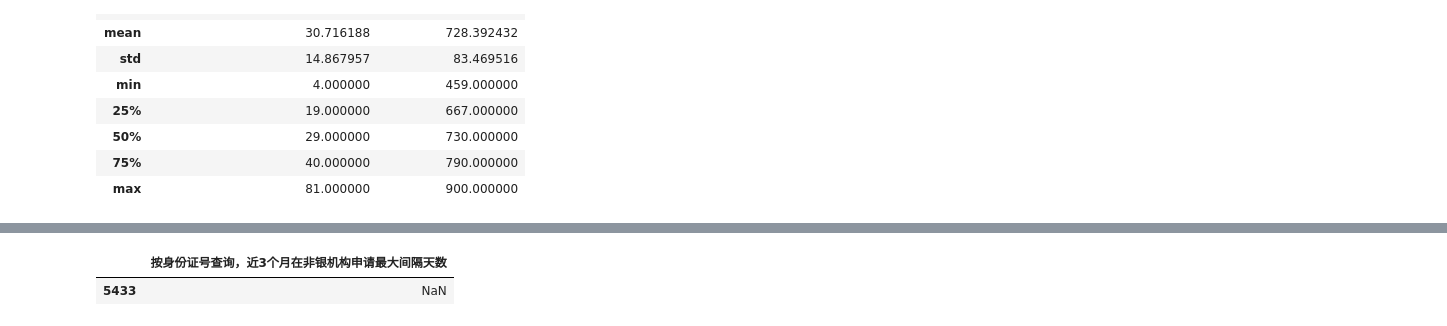
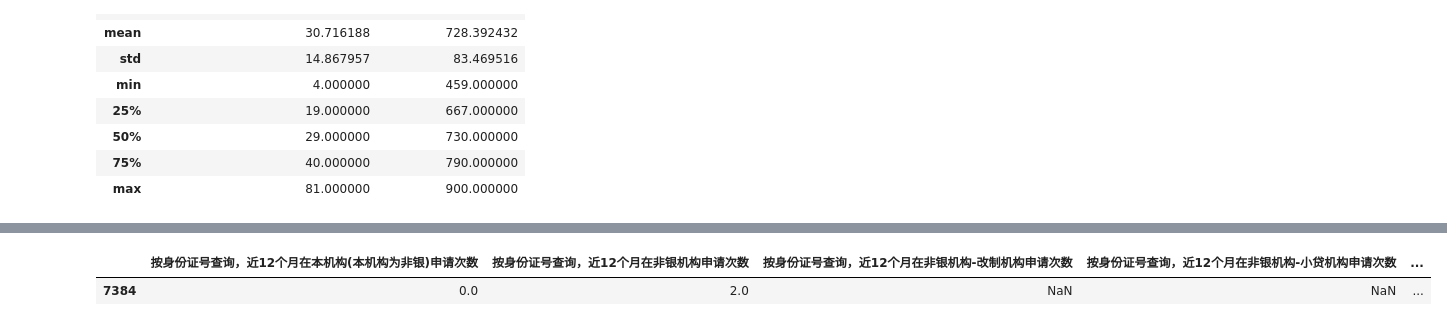
Before and after one commit to weipenegHU/credit_card_risk_evaluation, a Jupyter notebook: 长安银行风险模型/src/error_analysis.ipynb, the cells around one changed output, grey strips where cells are left out. Saved outputs shown, nothing was run; the diff lists cells and outputs as text; code cells hidden in the pictures.

```diff
--- a/长安银行风险模型/src/error_analysis.ipynb
+++ b/长安银行风险模型/src/error_analysis.ipynb
@@ -1,5 +1,7 @@
 # %%
 import pandas as pd
+pd.set_option('display.max_row', 100)
+pd.set_option('display.max_column', 100)
 import numpy as np
 from utils import peek
 import joblib
@@ -92,8 +82,9 @@ customer = pd.read_csv("/sda/huweipeng/project/长安银行/data/third_party_dat
 br_duotou['customer_phone'] = customer['手机号']
 br_duotou = br_duotou[br_duotou['产品输出标识'] == 1]
 # %%
-br_duotou.query('customer_phone == "59a204e3ff3112ed127743429f829302"')[['按身份证号查询，近3个月在非银机构申请最大间隔天数']]
+br_duotou.query('customer_phone == "50f5fda87d131f0a019e58c435deb27c"').filter(regex=".*?12个月.*?非银.*?次数.*")
+# [['按身份证号查询，近12个月在非银机构申请最小间隔天数']]
 # %% [output]
-|  | 按身份证号查询，近3个月在非银机构申请最大间隔天数 |
-| 5433 | NaN |
+|  | 按身份证号查询，近12个月在本机构(本机构为非银)申请次数 | 按身份证号查询，近12个月在非银机构申请次数 | 按身份证号查询，近12个月在非银机构-改制机构申请次数 | 按身份证号查询，近12个月在非银机构-小贷机构申请次数 | ... |
+| 7384 | 0.0 | 2.0 | NaN | NaN | ... |
 # %%
```
Also changed, not shown: parts of 17 cells of this notebook, 5 other files.
